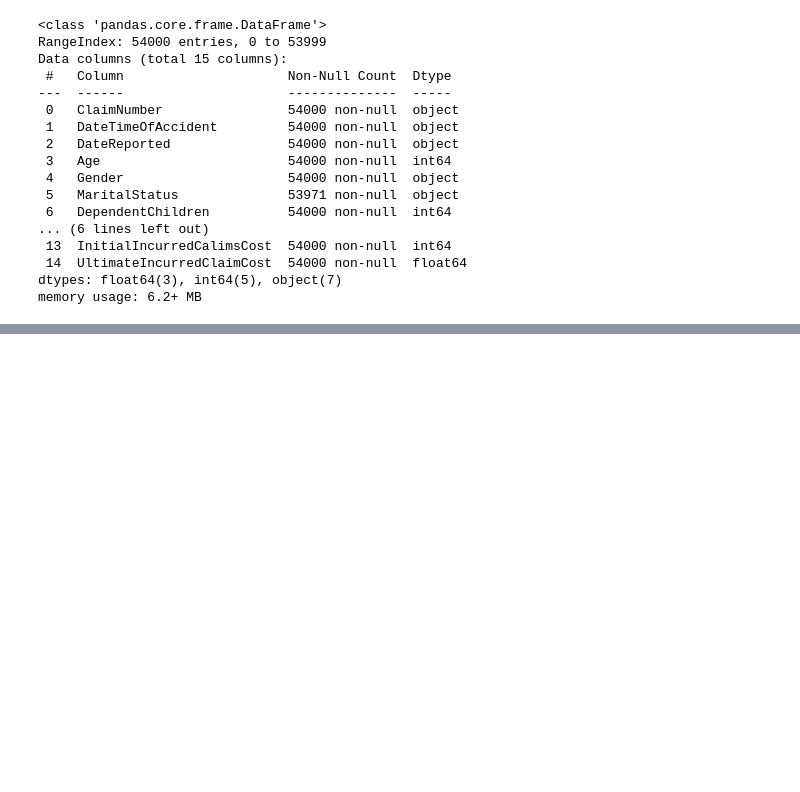
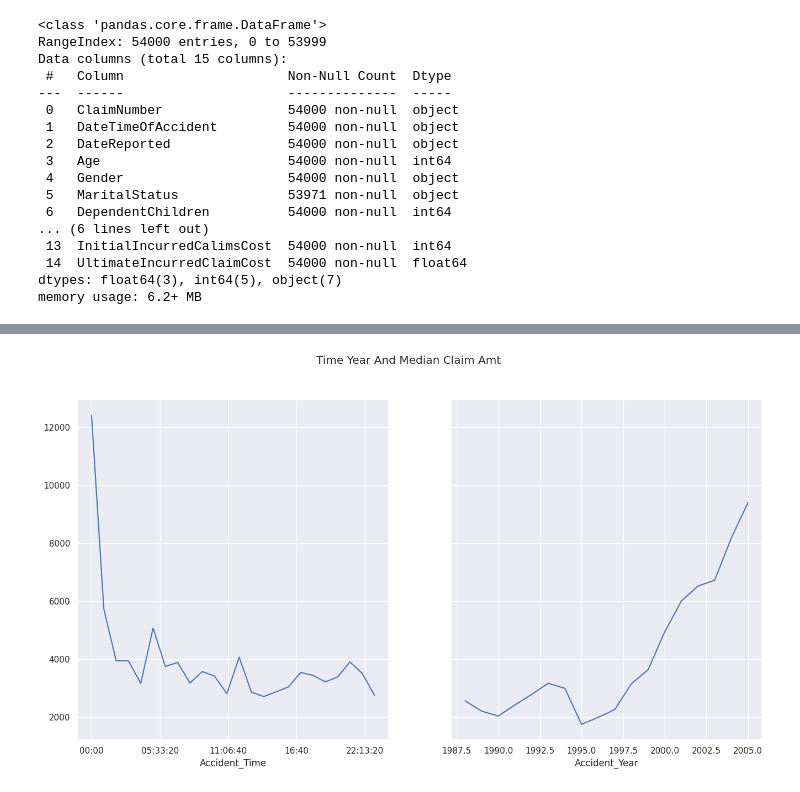
Before and after one commit to Ken-Alviola/CSC510, a Jupyter notebook: Portfolio Project/test.ipynb, the cells around one changed output, grey strips where cells are left out. Saved outputs shown, nothing was run; the diff lists cells and outputs as text; code cells hidden in the pictures; blank space fills up the shorter version.

```diff
--- a/Portfolio Project/test.ipynb
+++ b/Portfolio Project/test.ipynb
@@ -441,0 +745,11 @@ df.describe()
+# %%
+fig, ax = plt.subplots(1, 2, sharey=True, figsize=(16,8))
+fig.suptitle('Time Year And Median Claim Amt')
+plt.ylabel('Median Claim Amt')
+
+train.groupby(train['Accident_Time'])['UltimateIncurredClaimCost'].median().plot(ax=ax[0])
+train.groupby(train['Accident_Year'])['UltimateIncurredClaimCost'].median().plot(ax=ax[1])
+
+plt.show()
+# %% [output]
+[figure, added]
```
Also changed, not shown: parts of 54 cells of this notebook.
